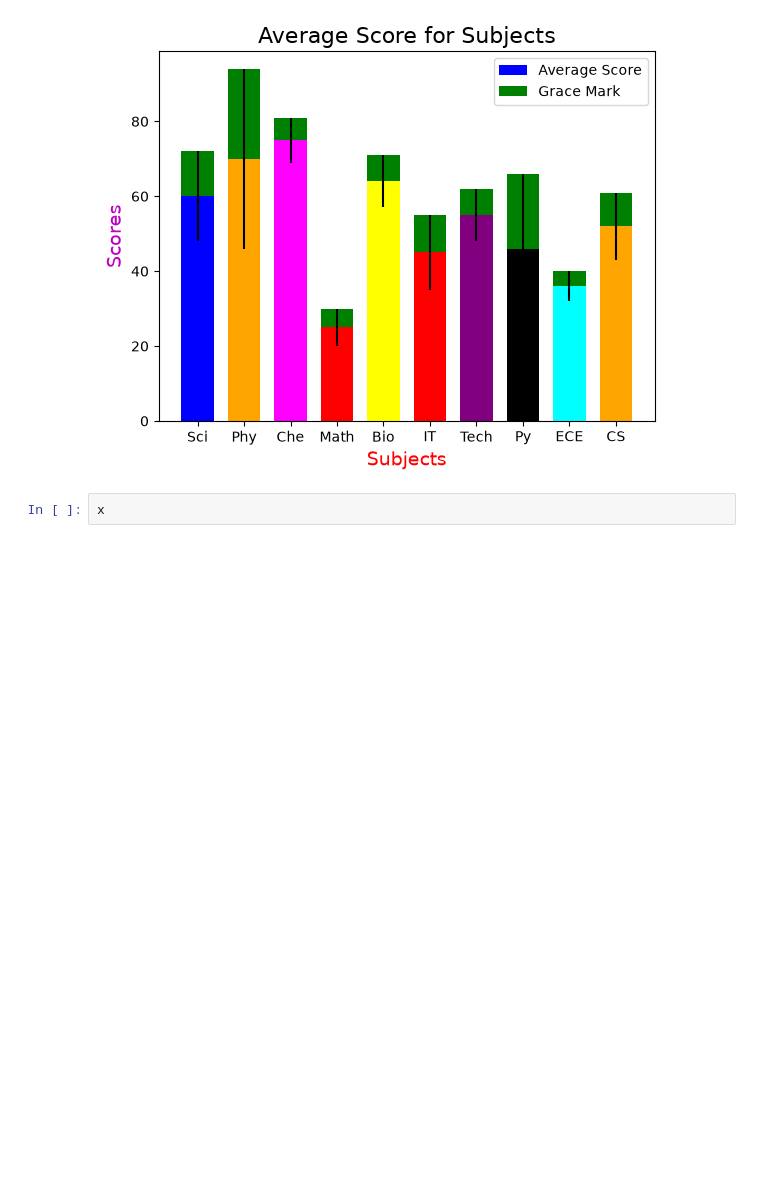
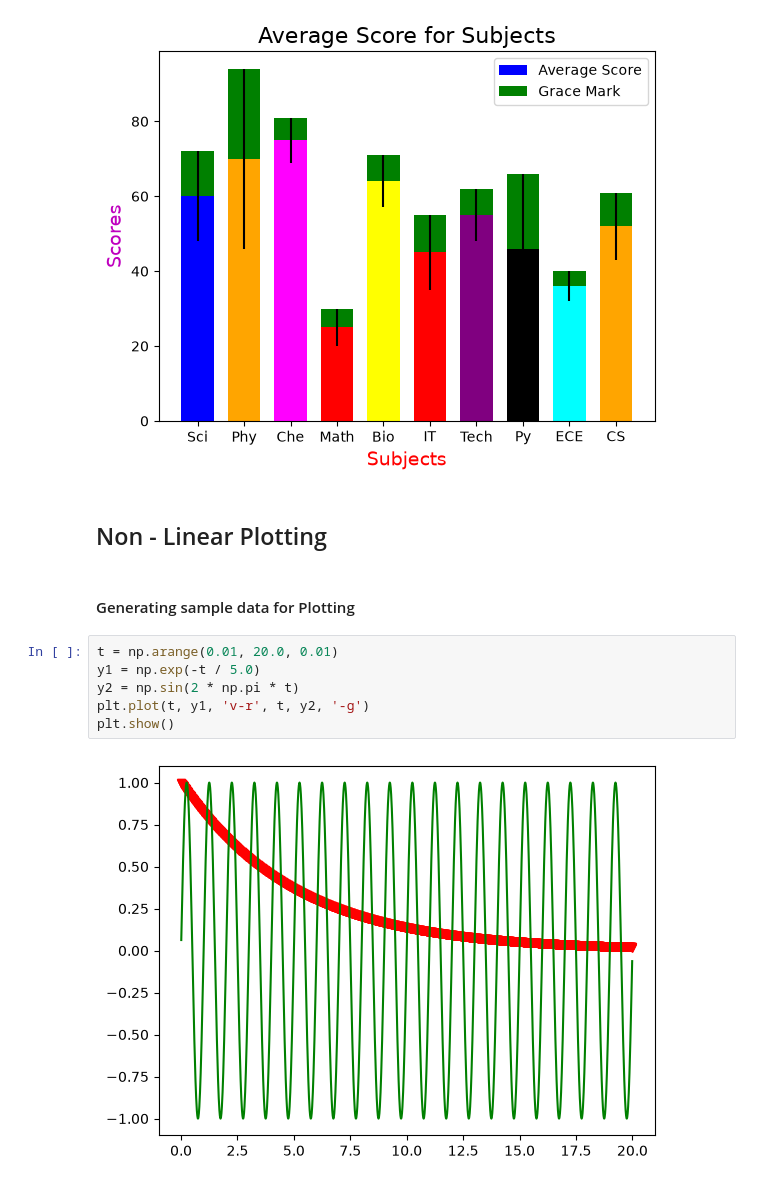
Before and after one commit to Saravanakumar-2323/Python, a Jupyter notebook: MatPlotLib.ipynb, the cells around one changed output. Saved outputs shown, nothing was run; the diff lists cells and outputs as text; blank space fills up the shorter version.

```diff
--- a/MatPlotLib.ipynb
+++ b/MatPlotLib.ipynb
@@ -520,5 +520,15 @@ plt.legend()
 plt.show()
 # %% [output]
 [figure]
-# %%
-x
+# %% [markdown]
+## Non - Linear Plotting
+# %% [markdown]
+#### Generating sample data for Plotting
+# %%
+t = np.arange(0.01, 20.0, 0.01)
+y1 = np.exp(-t / 5.0)
+y2 = np.sin(2 * np.pi * t)
+plt.plot(t, y1, 'v-r', t, y2, '-g')
+plt.show()
+# %% [output]
+[figure, added]
```
Also changed, not shown: parts of 22 cells of this notebook.
